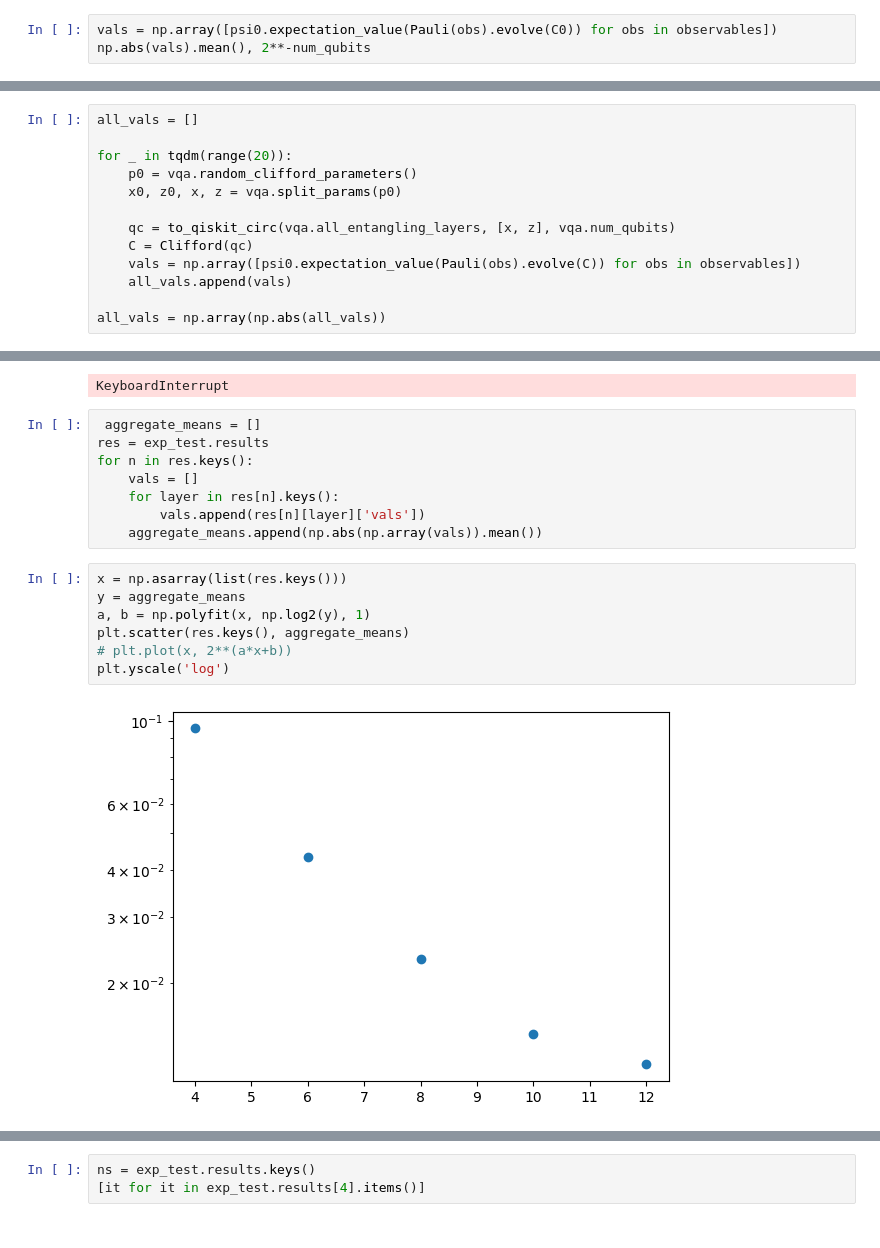
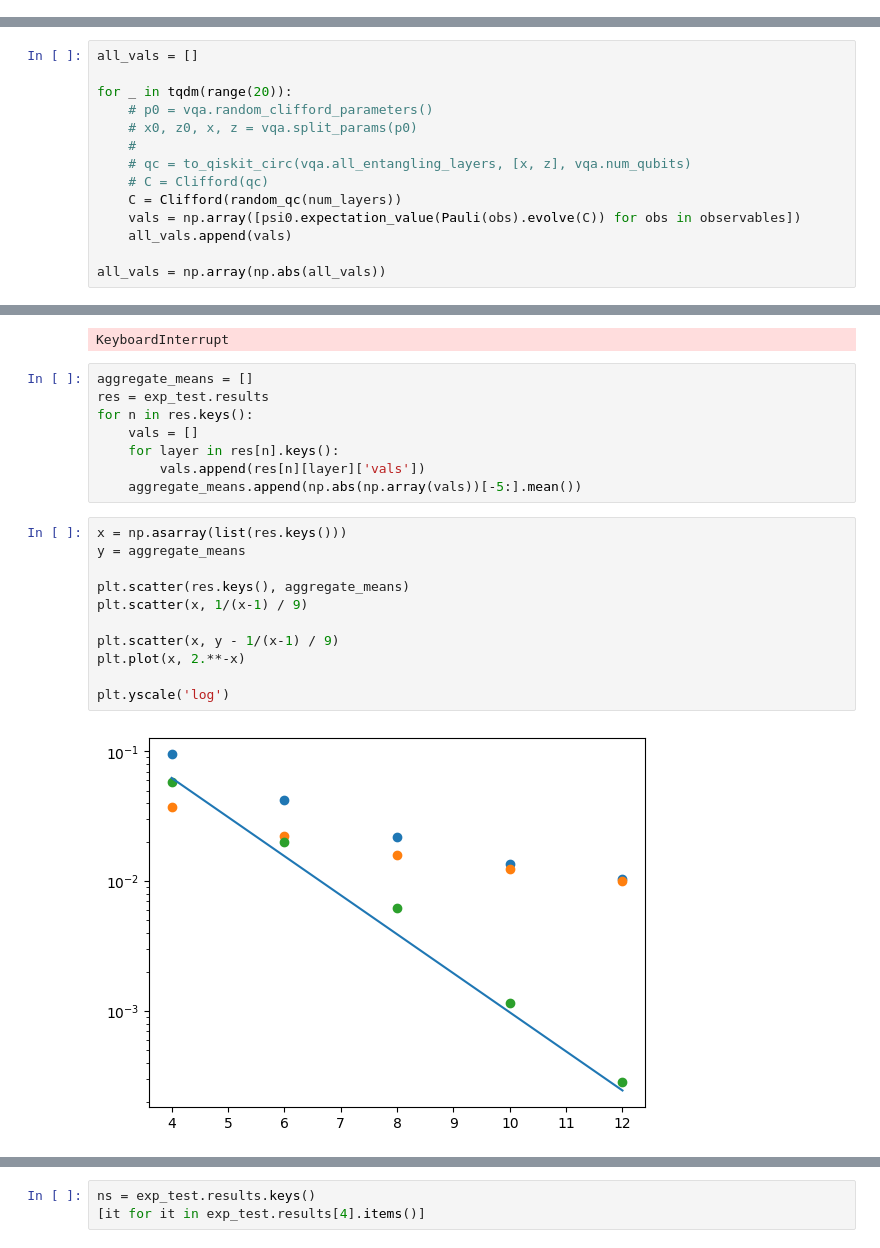
Before and after one commit to idnm/barren_traps, a Jupyter notebook: barren_traps.ipynb, the cells around one changed output, grey strips where cells are left out. Drawn from its saved outputs; the diff is of its cells as text.

```diff
--- a/barren_traps.ipynb
+++ b/barren_traps.ipynb
@@ -305,3 +336,0 @@ np.abs(vals).mean(), 2**-num_qubits
-# %%
-vals = np.array([psi0.expectation_value(Pauli(obs).evolve(C0)) for obs in observables])
-np.abs(vals).mean(), 2**-num_qubits
@@ -311,11 +338,12 @@ np.abs(vals).mean(), 2**-num_qubits
 all_vals = []
 
 for _ in tqdm(range(20)):
-    p0 = vqa.random_clifford_parameters()
-    x0, z0, x, z = vqa.split_params(p0)
-
-    qc = to_qiskit_circ(vqa.all_entangling_layers, [x, z], vqa.num_qubits)
-    C = Clifford(qc)
+    # p0 = vqa.random_clifford_parameters()
+    # x0, z0, x, z = vqa.split_params(p0)
+    #
+    # qc = to_qiskit_circ(vqa.all_entangling_layers, [x, z], vqa.num_qubits)
+    # C = Clifford(qc)
+    C = Clifford(random_qc(num_layers))
     vals = np.array([psi0.expectation_value(Pauli(obs).evolve(C)) for obs in observables])
     all_vals.append(vals)
 
@@ -455,20 +447,24 @@ num_obs = 20
 exp_test.run(num_qubits, layers=range(10, 600, 30), num_obs=num_obs)
 # %% [output]
 KeyboardInterrupt
-# %%
- aggregate_means = []
-res = exp_test.results
-for n in res.keys():
-    vals = []
-    for layer in res[n].keys():
-        vals.append(res[n][layer]['vals'])
-    aggregate_means.append(np.abs(np.array(vals)).mean())
-# %%
-x = np.asarray(list(res.keys()))
-y = aggregate_means
-a, b = np.polyfit(x, np.log2(y), 1)
-plt.scatter(res.keys(), aggregate_means)
-# plt.plot(x, 2**(a*x+b))
-plt.yscale('log')
-# %% [output]
-[figure, removed]
+# %%
+aggregate_means = []
+res = exp_test.results
+for n in res.keys():
+    vals = []
+    for layer in res[n].keys():
+        vals.append(res[n][layer]['vals'])
+    aggregate_means.append(np.abs(np.array(vals))[-5:].mean())
+# %%
+x = np.asarray(list(res.keys()))
+y = aggregate_means
+
+plt.scatter(res.keys(), aggregate_means)
+plt.scatter(x, 1/(x-1) / 9)
+
+plt.scatter(x, y - 1/(x-1) / 9)
+plt.plot(x, 2.**-x)
+
+plt.yscale('log')
+# %% [output]
+[figure, added]
```
Also changed, not shown: parts of 18 cells of this notebook.
